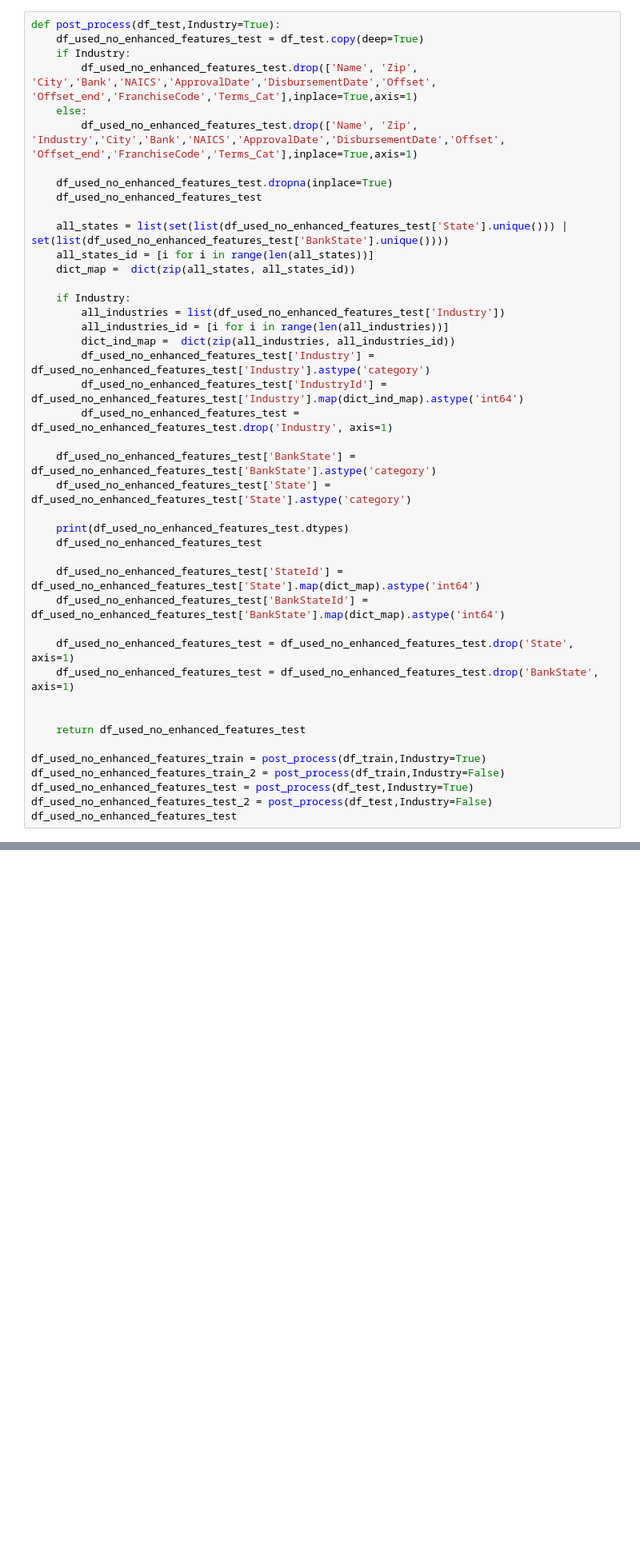
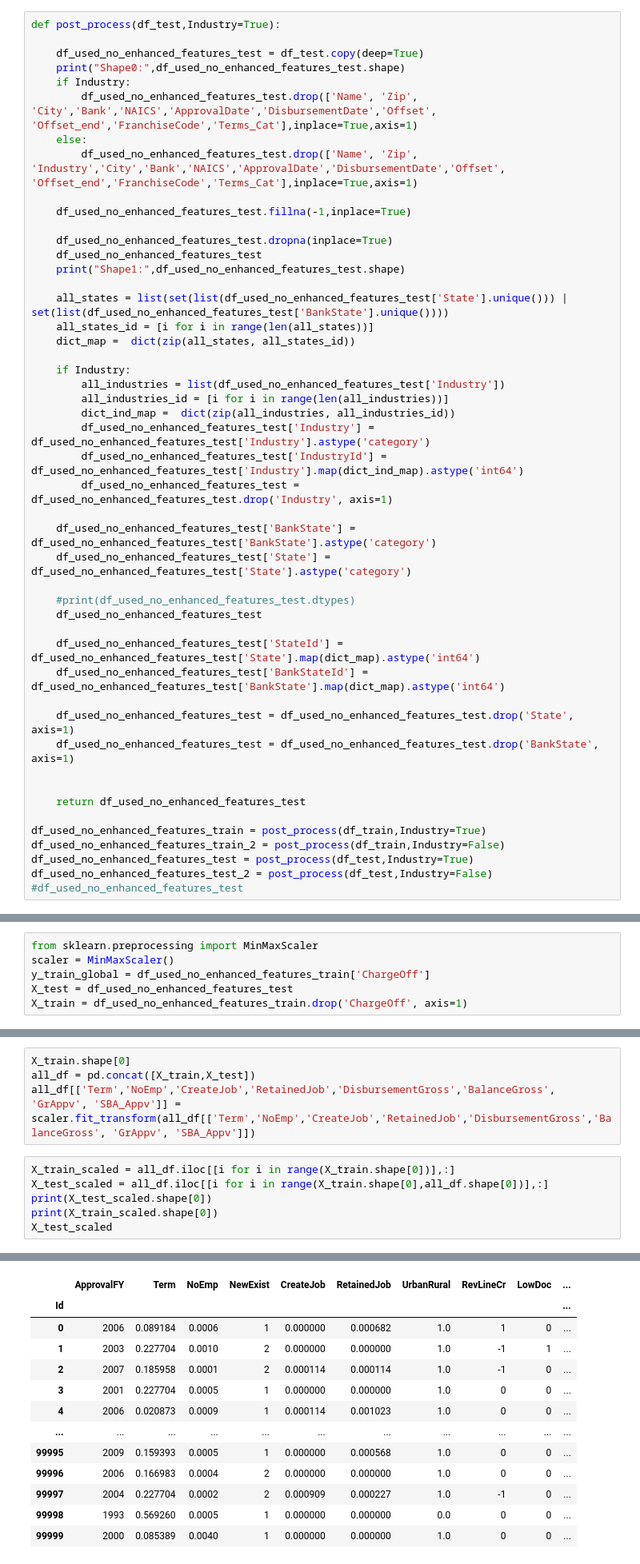
Before and after one commit to CS5228/Project, a Jupyter notebook: Nicolas/cs5228-2021s1/Dataset_preparation_final.ipynb, the cells around one changed output, grey strips where cells are left out. Shown: that part at 80% size. Saved outputs shown, nothing was run; the diff lists cells and outputs as text; blank space fills up the shorter version.

```diff
--- a/Nicolas/Dataset_preparation_final.ipynb
+++ b/Nicolas/cs5228-2021s1/Dataset_preparation_final.ipynb
@@ -176,14 +196,19 @@ df_test
 99067 rows × 36 columns
 # %%
 def post_process(df_test,Industry=True):
+
     df_used_no_enhanced_features_test = df_test.copy(deep=True)
+    print("Shape0:",df_used_no_enhanced_features_test.shape)
     if Industry:
         df_used_no_enhanced_features_test.drop(['Name', 'Zip', 'City','Bank','NAICS','ApprovalDate','DisbursementDate','Offset', 'Offset_end','FranchiseCode','Terms_Cat'],inplace=True,axis=1)
     else:
         df_used_no_enhanced_features_test.drop(['Name', 'Zip', 'Industry','City','Bank','NAICS','ApprovalDate','DisbursementDate','Offset', 'Offset_end','FranchiseCode','Terms_Cat'],inplace=True,axis=1)
 
+    df_used_no_enhanced_features_test.fillna(-1,inplace=True)
+
     df_used_no_enhanced_features_test.dropna(inplace=True)
     df_used_no_enhanced_features_test
+    print("Shape1:",df_used_no_enhanced_features_test.shape)
 
     all_states = list(set(list(df_used_no_enhanced_features_test['State'].unique())) | set(list(df_used_no_enhanced_features_test['BankState'].unique())))
     all_states_id = [i for i in range(len(all_states))]
@@ -200,7 +225,7 @@ def post_process(df_test,Industry=True):
     df_used_no_enhanced_features_test['BankState'] = df_used_no_enhanced_features_test['BankState'].astype('category')
     df_used_no_enhanced_features_test['State'] = df_used_no_enhanced_features_test['State'].astype('category')
 
-    print(df_used_no_enhanced_features_test.dtypes)
+    #print(df_used_no_enhanced_features_test.dtypes)
     df_used_no_enhanced_features_test
 
     df_used_no_enhanced_features_test['StateId'] = df_used_no_enhanced_features_test['State'].map(dict_map).astype('int64')
@@ -216,5 +241,5 @@ df_used_no_enhanced_features_train = post_process(df_train,Industry=True)
 df_used_no_enhanced_features_train_2 = post_process(df_train,Industry=False)
 df_used_no_enhanced_features_test = post_process(df_test,Industry=True)
 df_used_no_enhanced_features_test_2 = post_process(df_test,Industry=False)
-df_used_no_enhanced_features_test
+#df_used_no_enhanced_features_test
 # %% [output]
@@ -488,3 +515,9 @@ print(metrics.classification_report(y_test, pred_test))
 weighted avg       0.91      0.91      0.91      4045
 # %% [markdown]
 ### Xgboost
+# %%
+from sklearn.preprocessing import MinMaxScaler
+scaler = MinMaxScaler()
+y_train_global = df_used_no_enhanced_features_train['ChargeOff']
+X_test = df_used_no_enhanced_features_test
+X_train = df_used_no_enhanced_features_train.drop('ChargeOff', axis=1)
@@ -490,0 +540,11 @@ weighted avg       0.91      0.91      0.91      4045
+# %%
+X_train.shape[0]
+all_df = pd.concat([X_train,X_test])
+all_df[['Term','NoEmp','CreateJob','RetainedJob','DisbursementGross','BalanceGross', 'GrAppv', 'SBA_Appv']] = scaler.fit_transform(all_df[['Term','NoEmp','CreateJob','RetainedJob','DisbursementGross','BalanceGross', 'GrAppv', 'SBA_Appv']])
+# %%
+X_train_scaled = all_df.iloc[[i for i in range(X_train.shape[0])],:]
+X_test_scaled = all_df.iloc[[i for i in range(X_train.shape[0],all_df.shape[0])],:]
+print(X_test_scaled.shape[0])
+print(X_train_scaled.shape[0])
+X_test_scaled
+# %% [output]
@@ -490,0 +553,13 @@ weighted avg       0.91      0.91      0.91      4045
+|  | ApprovalFY | Term | NoEmp | NewExist | CreateJob | RetainedJob | UrbanRural | RevLineCr | LowDoc | ... |
+| Id |  |  |  |  |  |  |  |  |  | ... |
+| 0 | 2006 | 0.089184 | 0.0006 | 1 | 0.000000 | 0.000682 | 1.0 | 1 | 0 | ... |
+| 1 | 2003 | 0.227704 | 0.0010 | 2 | 0.000000 | 0.000000 | 1.0 | -1 | 1 | ... |
+| 2 | 2007 | 0.185958 | 0.0001 | 2 | 0.000114 | 0.000114 | 1.0 | -1 | 0 | ... |
+| 3 | 2001 | 0.227704 | 0.0005 | 1 | 0.000000 | 0.000000 | 1.0 | 0 | 0 | ... |
+| 4 | 2006 | 0.020873 | 0.0009 | 1 | 0.000114 | 0.001023 | 1.0 | 0 | 0 | ... |
+| ... | ... | ... | ... | ... | ... | ... | ... | ... | ... | ... |
+| 99995 | 2009 | 0.159393 | 0.0005 | 1 | 0.000000 | 0.000568 | 1.0 | 0 | 0 | ... |
+| 99996 | 2006 | 0.166983 | 0.0004 | 2 | 0.000000 | 0.000000 | 1.0 | 0 | 0 | ... |
+| 99997 | 2004 | 0.227704 | 0.0002 | 2 | 0.000909 | 0.000227 | 1.0 | -1 | 0 | ... |
+| 99998 | 1993 | 0.569260 | 0.0005 | 1 | 0.000000 | 0.000000 | 0.0 | 0 | 0 | ... |
+| 99999 | 2000 | 0.085389 | 0.0040 | 1 | 0.000000 | 0.000000 | 1.0 | 0 | 0 | ... |
```
Also changed, not shown: parts of 26 cells of this notebook, 2 other files.
